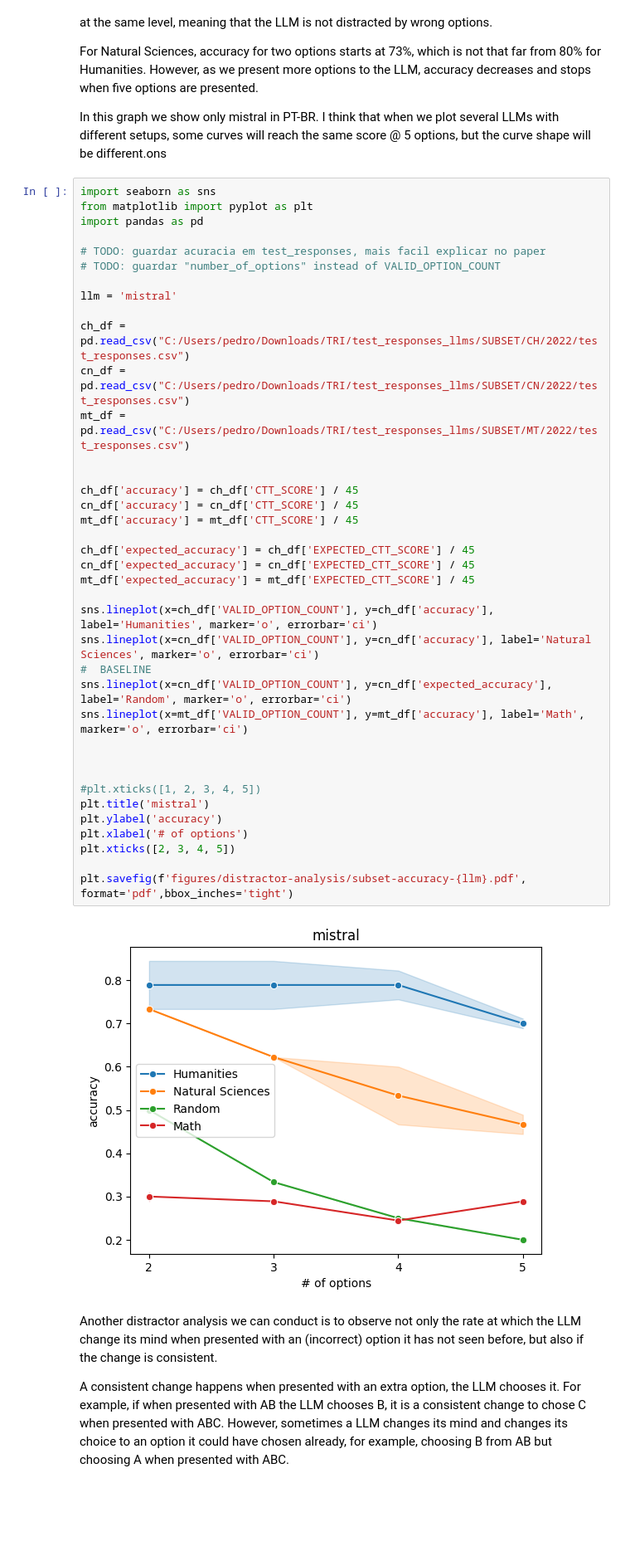
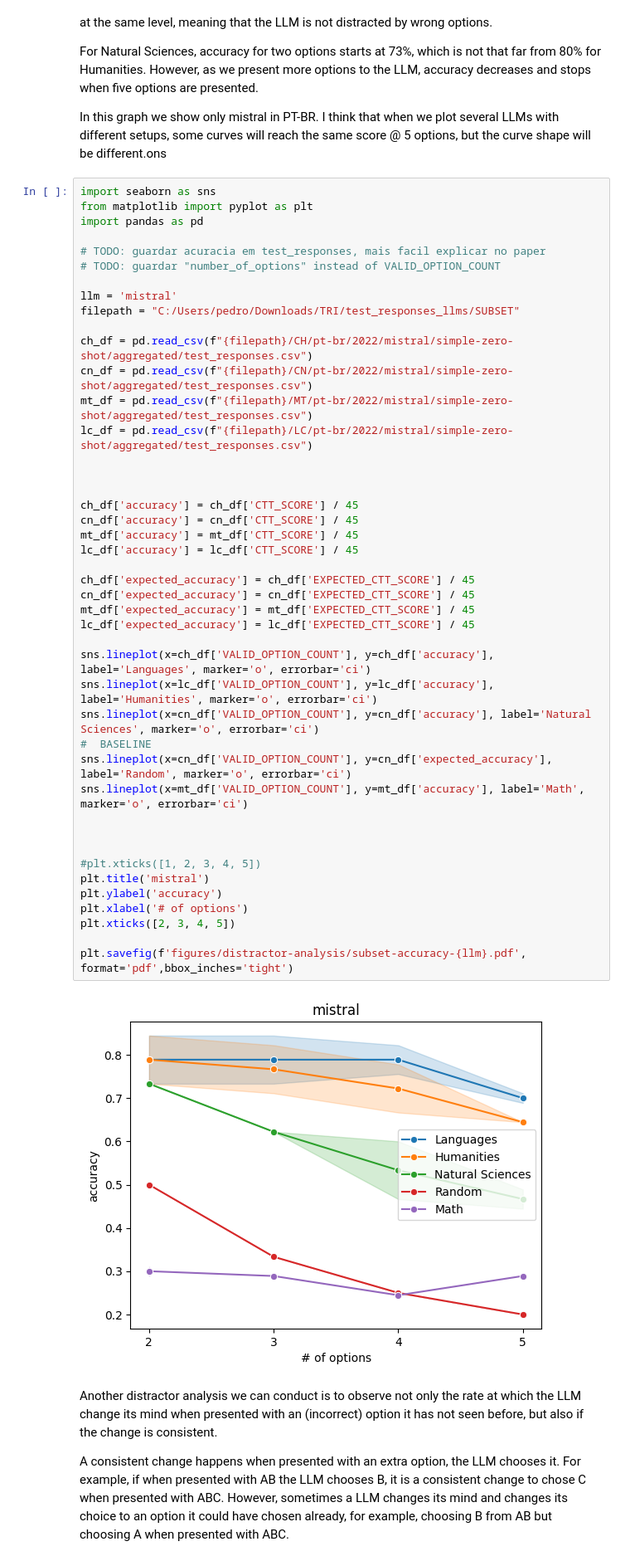
Before and after one commit to BU-UFMG-Research/irt-llms, a Jupyter notebook: scripts/plots/enem-llm-distractor-analysis.ipynb, the cells around one changed output. Shown at 83% size. Saved outputs shown, nothing was run; the diff lists cells and outputs as text; blank space fills up the shorter version.

```diff
--- a/scripts/plots/enem-llm-distractor-analysis.ipynb
+++ b/scripts/plots/enem-llm-distractor-analysis.ipynb
@@ -142,38 +145,44 @@ import pandas as pd
 # TODO: guardar acuracia em test_responses, mais facil explicar no paper
 # TODO: guardar "number_of_options" instead of VALID_OPTION_COUNT
 
 llm = 'mistral'
+filepath = "C:/Users/pedro/Downloads/TRI/test_responses_llms/SUBSET"
 
-ch_df = pd.read_csv("C:/Users/pedro/Downloads/TRI/test_responses_llms/SUBSET/CH/2022/test_responses.csv")
-cn_df = pd.read_csv("C:/Users/pedro/Downloads/TRI/test_responses_llms/SUBSET/CN/2022/test_responses.csv")
-mt_df = pd.read_csv("C:/Users/pedro/Downloads/TRI/test_responses_llms/SUBSET/MT/2022/test_responses.csv")
+ch_df = pd.read_csv(f"{filepath}/CH/pt-br/2022/mistral/simple-zero-shot/aggregated/test_responses.csv")
+cn_df = pd.read_csv(f"{filepath}/CN/pt-br/2022/mistral/simple-zero-shot/aggregated/test_responses.csv")
+mt_df = pd.read_csv(f"{filepath}/MT/pt-br/2022/mistral/simple-zero-shot/aggregated/test_responses.csv")
+lc_df = pd.read_csv(f"{filepath}/LC/pt-br/2022/mistral/simple-zero-shot/aggregated/test_responses.csv")
+
 
 
 ch_df['accuracy'] = ch_df['CTT_SCORE'] / 45
 cn_df['accuracy'] = cn_df['CTT_SCORE'] / 45
 mt_df['accuracy'] = mt_df['CTT_SCORE'] / 45
+lc_df['accuracy'] = lc_df['CTT_SCORE'] / 45
 
 ch_df['expected_accuracy'] = ch_df['EXPECTED_CTT_SCORE'] / 45
 cn_df['expected_accuracy'] = cn_df['EXPECTED_CTT_SCORE'] / 45
 mt_df['expected_accuracy'] = mt_df['EXPECTED_CTT_SCORE'] / 45
+lc_df['expected_accuracy'] = lc_df['EXPECTED_CTT_SCORE'] / 45
 
-sns.lineplot(x=ch_df['VALID_OPTION_COUNT'], y=ch_df['accuracy'], label='Humanities', marker='o', errorbar='ci')
+sns.lineplot(x=ch_df['VALID_OPTION_COUNT'], y=ch_df['accuracy'], label='Languages', marker='o', errorbar='ci')
+sns.lineplot(x=lc_df['VALID_OPTION_COUNT'], y=lc_df['accuracy'], label='Humanities', marker='o', errorbar='ci')
 sns.lineplot(x=cn_df['VALID_OPTION_COUNT'], y=cn_df['accuracy'], label='Natural Sciences', marker='o', errorbar='ci')
 #  BASELINE
 sns.lineplot(x=cn_df['VALID_OPTION_COUNT'], y=cn_df['expected_accuracy'], label='Random', marker='o', errorbar='ci')
 sns.lineplot(x=mt_df['VALID_OPTION_COUNT'], y=mt_df['accuracy'], label='Math', marker='o', errorbar='ci')
 
 
 
 #plt.xticks([1, 2, 3, 4, 5])
 plt.title('mistral')
 plt.ylabel('accuracy')
 plt.xlabel('# of options')
 plt.xticks([2, 3, 4, 5])
 
 plt.savefig(f'figures/distractor-analysis/subset-accuracy-{llm}.pdf', format='pdf',bbox_inches='tight')
 # %% [output]
-[figure, old version]
+[figure, new version]
 # %% [markdown]
 Another distractor analysis we can conduct is to observe not only the rate at which the LLM change its mind
 when presented with an (incorrect) option it has not seen before, but also if the change is consistent.
```
Also changed, not shown: parts of 6 cells of this notebook, 2 other files.
